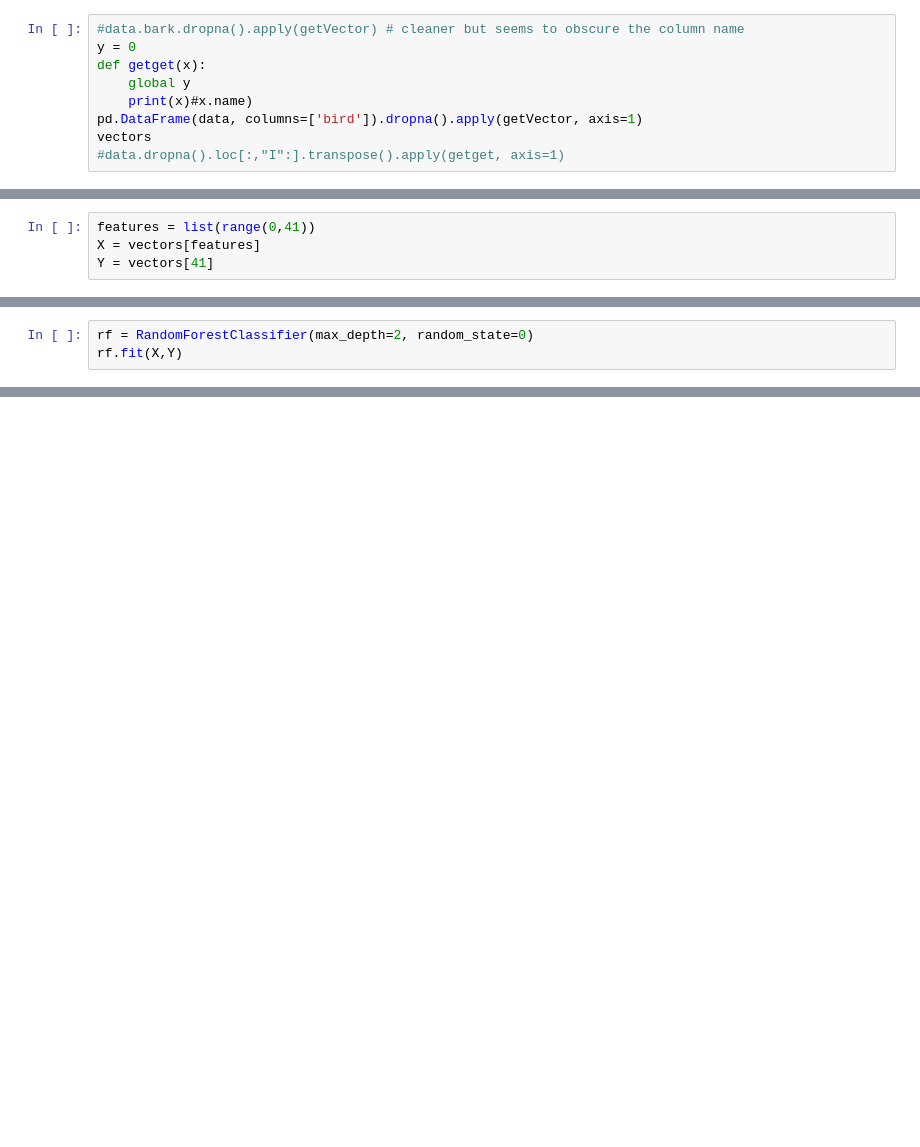
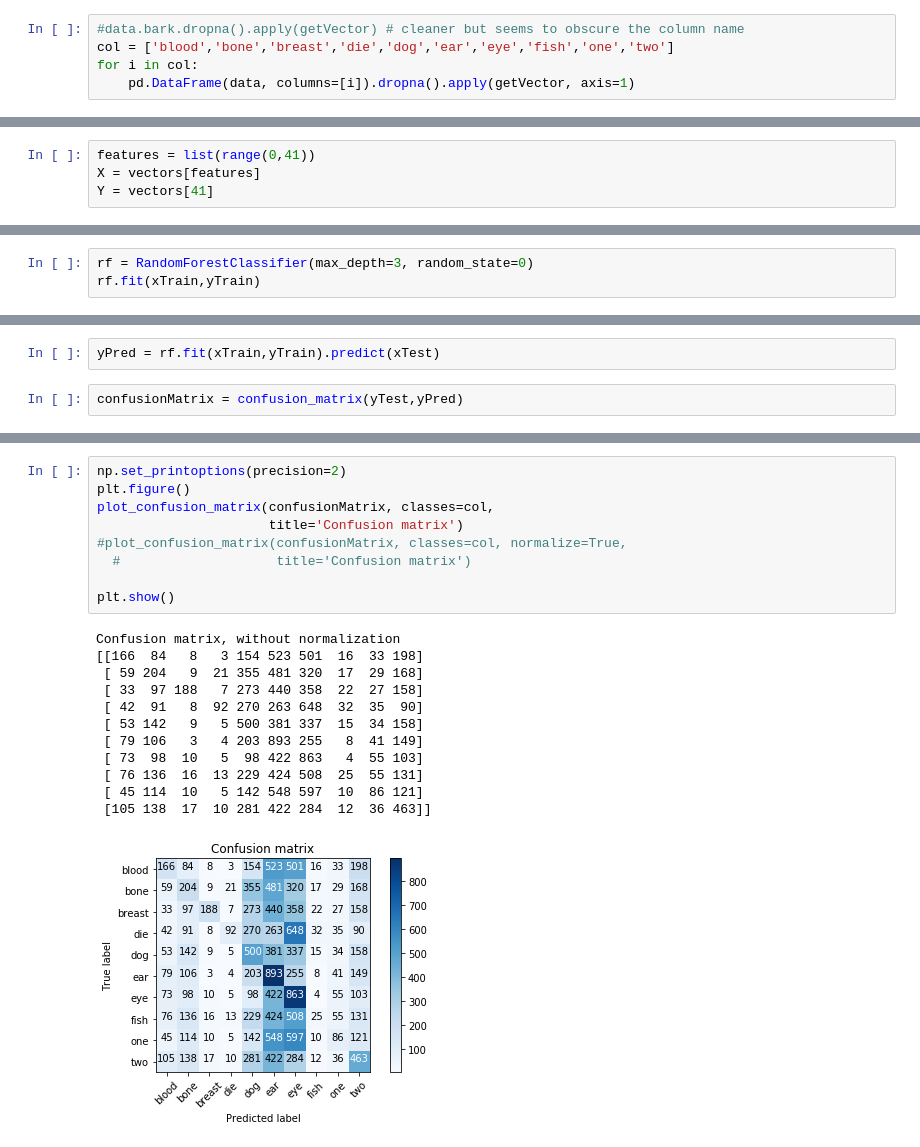
Before and after one commit to CNew88/Swadesh, a Jupyter notebook: CSC 450 Project2.ipynb, the cells around one changed output, grey strips where cells are left out. Cells and saved outputs as stored; diff of their text form; blank space fills up the shorter version.

```diff
--- a/CSC 450 Project2.ipynb
+++ b/CSC 450 Project2.ipynb
@@ -71,10 +110,6 @@ def getVector(string):
 #vectors#.to_csv('bob.csv', sep=',', encoding='utf-8') #To file
 # %%
 #data.bark.dropna().apply(getVector) # cleaner but seems to obscure the column name
-y = 0
-def getget(x):
-    global y
-    print(x)#x.name)
-pd.DataFrame(data, columns=['bird']).dropna().apply(getVector, axis=1)
-vectors
-#data.dropna().loc[:,"I":].transpose().apply(getget, axis=1)
+col = ['blood','bone','breast','die','dog','ear','eye','fish','one','two']
+for i in col:
+    pd.DataFrame(data, columns=[i]).dropna().apply(getVector, axis=1)
@@ -107,5 +123,5 @@ xTrain, xTest, yTrain, yTest = train_test_split(X, Y, random_state=0)
 # %%
-rf = RandomForestClassifier(max_depth=2, random_state=0)
-rf.fit(X,Y)
+rf = RandomForestClassifier(max_depth=3, random_state=0)
+rf.fit(xTrain,yTrain)
 # %% [output]
 RandomForestClassifier(bootstrap=True, class_weight=None, criterion='gini',
@@ -126,0 +139,4 @@ print(rf.feature_importances_)
+# %%
+yPred = rf.fit(xTrain,yTrain).predict(xTest)
+# %%
+confusionMatrix = confusion_matrix(yTest,yPred)
@@ -126,0 +156,22 @@ print(rf.feature_importances_)
+# %%
+np.set_printoptions(precision=2)
+plt.figure()
+plot_confusion_matrix(confusionMatrix, classes=col,
+                      title='Confusion matrix')
+#plot_confusion_matrix(confusionMatrix, classes=col, normalize=True,
+  #                    title='Confusion matrix')
+
+plt.show()
+# %% [output]
+Confusion matrix, without normalization
+[[166  84   8   3 154 523 501  16  33 198]
+ [ 59 204   9  21 355 481 320  17  29 168]
+ [ 33  97 188   7 273 440 358  22  27 158]
+ [ 42  91   8  92 270 263 648  32  35  90]
+ [ 53 142   9   5 500 381 337  15  34 158]
+ [ 79 106   3   4 203 893 255   8  41 149]
+ [ 73  98  10   5  98 422 863   4  55 103]
+ [ 76 136  16  13 229 424 508  25  55 131]
+ [ 45 114  10   5 142 548 597  10  86 121]
+ [105 138  17  10 281 422 284  12  36 463]]
+[figure, added]
```
Also changed, not shown: parts of 10 cells of this notebook.
